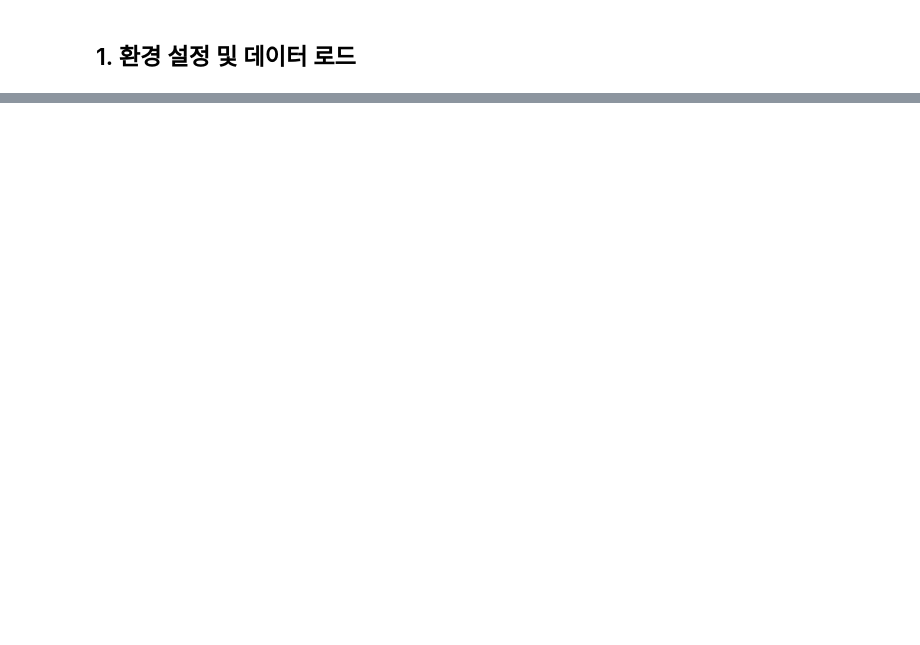
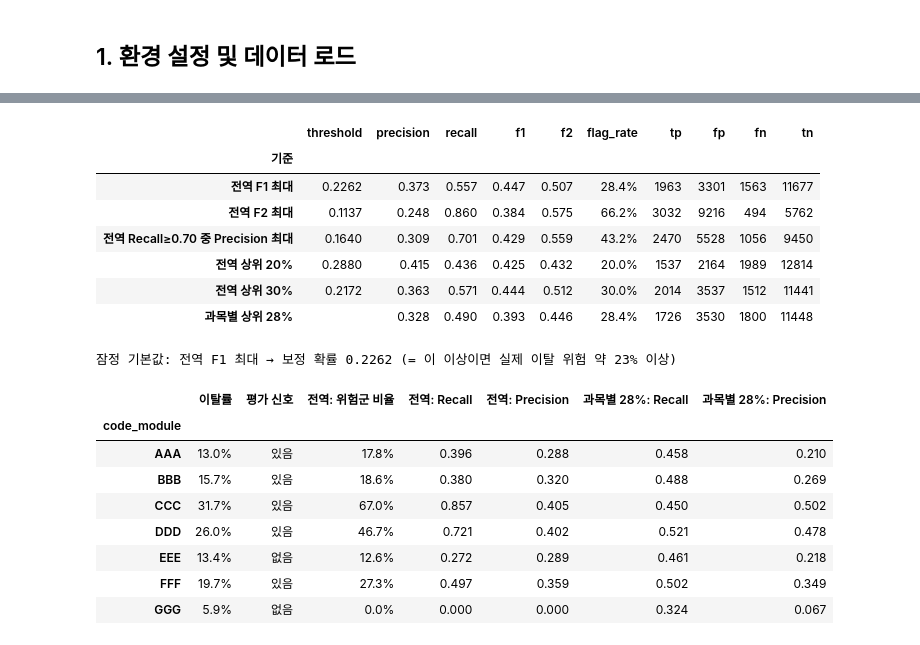
Before and after one commit to KimInSeok-DA/OULAD_Churn_Prediction-Personal, a Jupyter notebook: Notebooks/03_Modeling/01_Baseline_Models.ipynb, the cells around one changed output, grey strips where cells are left out. Cells and saved outputs as stored; diff of their text form; code cells hidden in the pictures; blank space fills up the shorter version.

```diff
--- a/Notebooks/03_Modeling/01_Baseline_Models.ipynb
+++ b/Notebooks/03_Modeling/01_Baseline_Models.ipynb
@@ -854,0 +833,70 @@ CSV_files\모델링\holdout_predictions_n25.csv  (369.8 KB)
+# %%
+def module_topk_flags(frame, proba, k):
+    # 같은 (과목, 학기) 안에서 확률 상위 k 비율을 표시
+    s = pd.Series(proba, index=frame.index)
+    pct = s.groupby([frame['code_module'], frame['code_presentation']]).rank(pct=True, method='first', ascending=False)
+    return (pct <= k).astype(int).to_numpy()
+
+
+def flag_metrics(y_true, flags):
+    tn, fp, fn, tp = confusion_matrix(y_true, flags, labels=[0, 1]).ravel()
+    return {'threshold': np.nan, 'precision': precision_score(y_true, flags, zero_division=0), 'recall': recall_score(y_true, flags, zero_division=0),
+            'f1': f1_score(y_true, flags, zero_division=0), 'f2': fbeta_score(y_true, flags, beta=2, zero_division=0),
+            'flag_rate': flags.mean(), 'tp': tp, 'fp': fp, 'fn': fn, 'tn': tn}
+
+
+p_, r_, t_ = precision_recall_curve(y_dev, cal_oof)
+p_, r_ = p_[:-1], r_[:-1]
+ok = r_ >= 0.70
+THRESHOLDS = {
+    '전역 F1 최대': best_f_threshold(y_dev, cal_oof, 1.0),
+    '전역 F2 최대': best_f_threshold(y_dev, cal_oof, 2.0),
+    '전역 Recall≥0.70 중 Precision 최대': float(t_[ok][np.argmax(p_[ok])]),
+    '전역 상위 20%': float(np.quantile(cal_oof, 0.80)),
+    '전역 상위 30%': float(np.quantile(cal_oof, 0.70)),
+}
+thr_rows = [{'기준': k, **threshold_metrics(y_dev, cal_oof, v)} for k, v in THRESHOLDS.items()]
+TOPK = float((cal_oof >= THRESHOLDS['전역 F1 최대']).mean())
+thr_rows.append({'기준': f'과목별 상위 {TOPK:.0%}', **flag_metrics(y_dev, module_topk_flags(dev_df, cal_oof, TOPK))})
+threshold_table = pd.DataFrame(thr_rows).set_index('기준')
+show(threshold_table, {'threshold': '{:.4f}', 'precision': '{:.3f}', 'recall': '{:.3f}', 'f1': '{:.3f}', 'f2': '{:.3f}', 'flag_rate': '{:.1%}'})
+
+THRESHOLD_RULE = '전역 F1 최대'
+THRESHOLD = THRESHOLDS[THRESHOLD_RULE]
+print(f'잠정 기본값: {THRESHOLD_RULE} → 보정 확률 {THRESHOLD:.4f} (= 이 이상이면 실제 이탈 위험 약 {THRESHOLD:.0%} 이상)')
+
+# 과목별 Recall: 전역 임계값 vs 과목별 상위 k%
+g_flag = (cal_oof >= THRESHOLD).astype(int)
+m_flag = module_topk_flags(dev_df, cal_oof, TOPK)
+per_mod = []
+for m in MODULES:
+    mask = (dev_df['code_module'] == m).to_numpy()
+    if not mask.any():
+        continue
+    yy = y_dev[mask]
+    per_mod.append({'code_module': m, '이탈률': yy.mean(), '평가 신호': '없음' if m in NO_ASSESSMENT_MODULES else '있음',
+                    '전역: 위험군 비율': g_flag[mask].mean(), '전역: Recall': recall_score(yy, g_flag[mask], zero_division=0),
+                    '전역: Precision': precision_score(yy, g_flag[mask], zero_division=0),
+                    f'과목별 {TOPK:.0%}: Recall': recall_score(yy, m_flag[mask], zero_division=0),
+                    f'과목별 {TOPK:.0%}: Precision': precision_score(yy, m_flag[mask], zero_division=0)})
+dev_rule_by_module = pd.DataFrame(per_mod).set_index('code_module')
+show(dev_rule_by_module, {c: '{:.1%}' if ('비율' in c or '이탈률' in c) else '{:.3f}' for c in dev_rule_by_module.columns if c != '평가 신호'})
+# %% [output]
+|  | threshold | precision | recall | f1 | f2 | flag_rate | tp | fp | fn | tn |
+| 기준 |  |  |  |  |  |  |  |  |  |  |
+| 전역 F1 최대 | 0.2262 | 0.373 | 0.557 | 0.447 | 0.507 | 28.4% | 1963 | 3301 | 1563 | 11677 |
+| 전역 F2 최대 | 0.1137 | 0.248 | 0.860 | 0.384 | 0.575 | 66.2% | 3032 | 9216 | 494 | 5762 |
+| 전역 Recall≥0.70 중 Precision 최대 | 0.1640 | 0.309 | 0.701 | 0.429 | 0.559 | 43.2% | 2470 | 5528 | 1056 | 9450 |
+| 전역 상위 20% | 0.2880 | 0.415 | 0.436 | 0.425 | 0.432 | 20.0% | 1537 | 2164 | 1989 | 12814 |
+| 전역 상위 30% | 0.2172 | 0.363 | 0.571 | 0.444 | 0.512 | 30.0% | 2014 | 3537 | 1512 | 11441 |
+| 과목별 상위 28% |  | 0.328 | 0.490 | 0.393 | 0.446 | 28.4% | 1726 | 3530 | 1800 | 11448 |
+잠정 기본값: 전역 F1 최대 → 보정 확률 0.2262 (= 이 이상이면 실제 이탈 위험 약 23% 이상)
+|  | 이탈률 | 평가 신호 | 전역: 위험군 비율 | 전역: Recall | 전역: Precision | 과목별 28%: Recall | 과목별 28%: Precision |
+| code_module |  |  |  |  |  |  |  |
+| AAA | 13.0% | 있음 | 17.8% | 0.396 | 0.288 | 0.458 | 0.210 |
+| BBB | 15.7% | 있음 | 18.6% | 0.380 | 0.320 | 0.488 | 0.269 |
+| CCC | 31.7% | 있음 | 67.0% | 0.857 | 0.405 | 0.450 | 0.502 |
+| DDD | 26.0% | 있음 | 46.7% | 0.721 | 0.402 | 0.521 | 0.478 |
+| EEE | 13.4% | 없음 | 12.6% | 0.272 | 0.289 | 0.461 | 0.218 |
+| FFF | 19.7% | 있음 | 27.3% | 0.497 | 0.359 | 0.502 | 0.349 |
+| GGG | 5.9% | 없음 | 0.0% | 0.000 | 0.000 | 0.324 | 0.067 |
```
Also changed, not shown: parts of 77 cells of this notebook, 6 other files.
